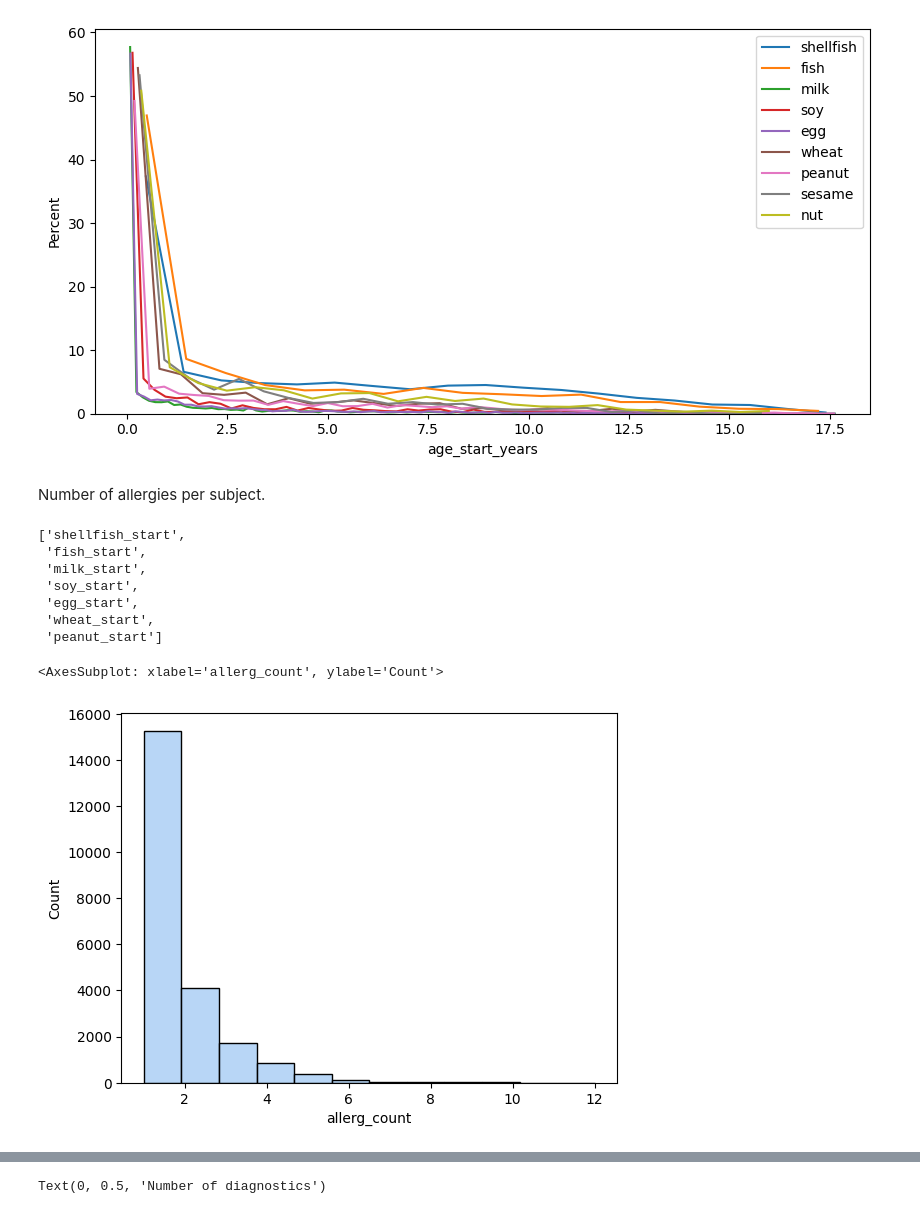
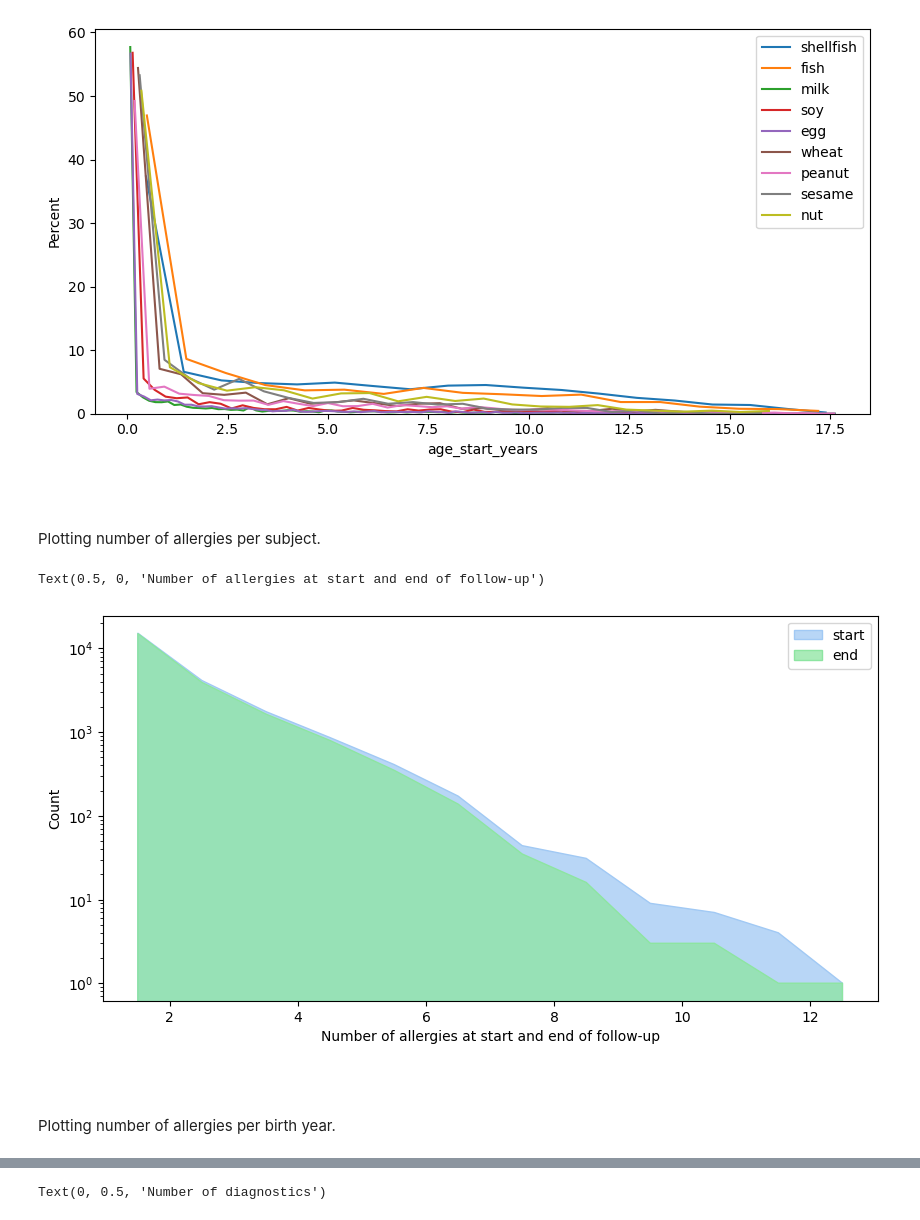
Before and after one commit to joanafloresc/Childhood_allergies, a Jupyter notebook: 02_notebooks/02_data_exploration.ipynb, the cells around one changed output, grey strips where cells are left out. Cells and saved outputs as stored; diff of their text form; code cells hidden in the pictures.

```diff
--- a/02_notebooks/02_data_exploration.ipynb
+++ b/02_notebooks/02_data_exploration.ipynb
@@ -10,7 +10,7 @@ import math
 # %% [markdown]
 Reading file.
 # %%
-data = pd.read_csv('../data/clean_data.csv').iloc[:,1:]
+data = pd.read_csv('../01_data/clean_data.csv').iloc[:,1:]
 # %%
 pd.set_option('display.max_columns', None)
 data.head()
@@ -114,22 +113,20 @@ plot_age_allergy(data,allerg_list)
 # %% [output]
 [figure]
 # %% [markdown]
-Number of allergies per subject.
+ \
+ \
+Plotting number of allergies per subject.
-# %%
-allerg_list[:-2]
-# %% [output]
-['shellfish_start',
- 'fish_start',
- 'milk_start',
- 'soy_start',
- 'egg_start',
- 'wheat_start',
- 'peanut_start']
-# %%
-data['allerg_count'] = data[allerg_list[:-2]].count(axis=1)
-data['allerg_count'] = data[['allerg_count','nut_c_s']].sum(axis=1)
 # %%
-sns.histplot(data[data['allerg_count']>0]['allerg_count'], bins=12, color='#a1c9f4')
+fig, ax = plt.subplots(figsize=(10,5))
+sns.histplot(data[data['allerg_c_s']>0]['allerg_c_s'], element='poly', bins=12, color='#a1c9f4', ax=ax)
+sns.histplot(data[data['allerg_c_e']>0]['allerg_c_e'], element='poly', bins=12, color='#8de5a1', ax=ax)
+ax.set_yscale('log')
+plt.legend(labels= ['start','end'])
+ax.set_xlabel('Number of allergies at start and end of follow-up')
 # %% [output]
-<AxesSubplot: xlabel='allerg_count', ylabel='Count'>
+Text(0.5, 0, 'Number of allergies at start and end of follow-up')
-[figure, old version]
+[figure, new version]
+# %% [markdown]
+ \
+ \
+Plotting number of allergies per birth year.
```
Also changed, not shown: parts of 8 cells of this notebook, 24 other files.
